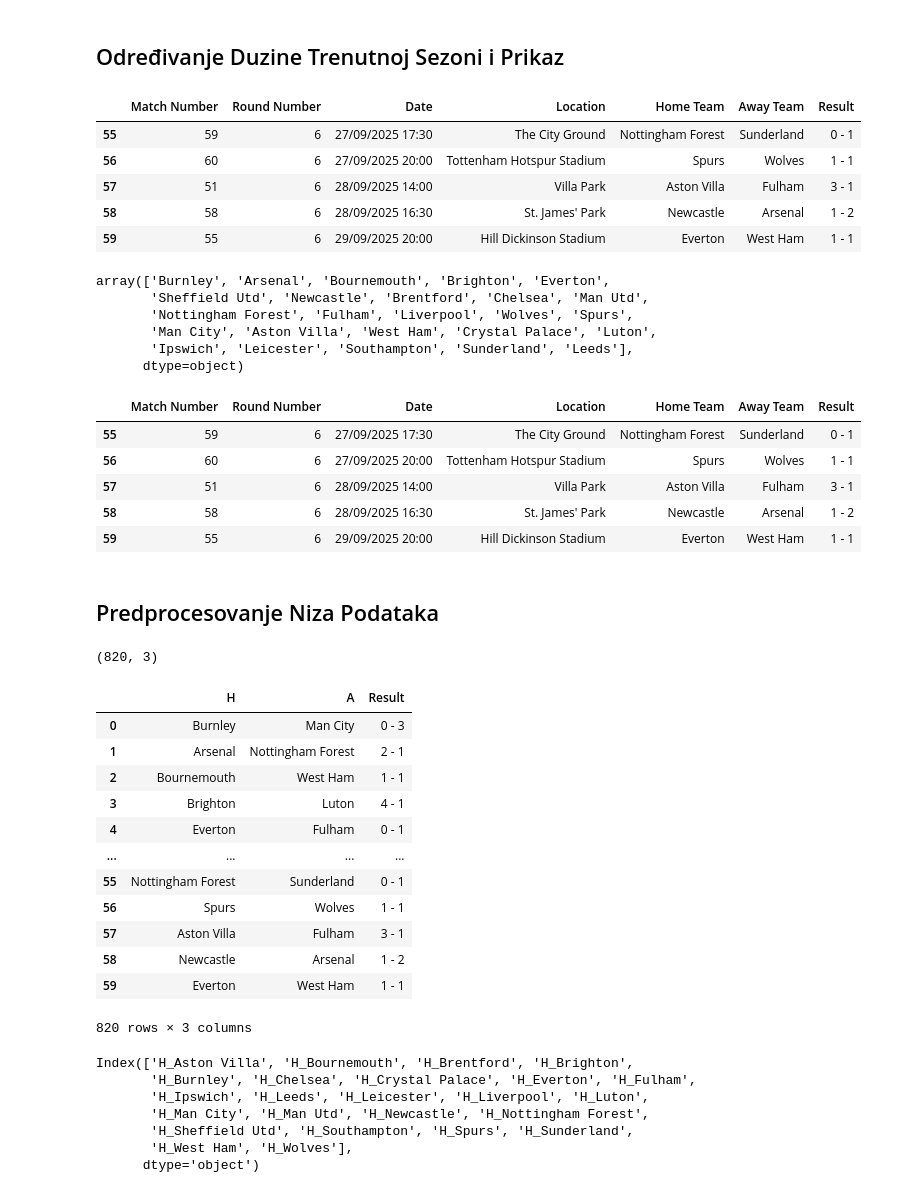
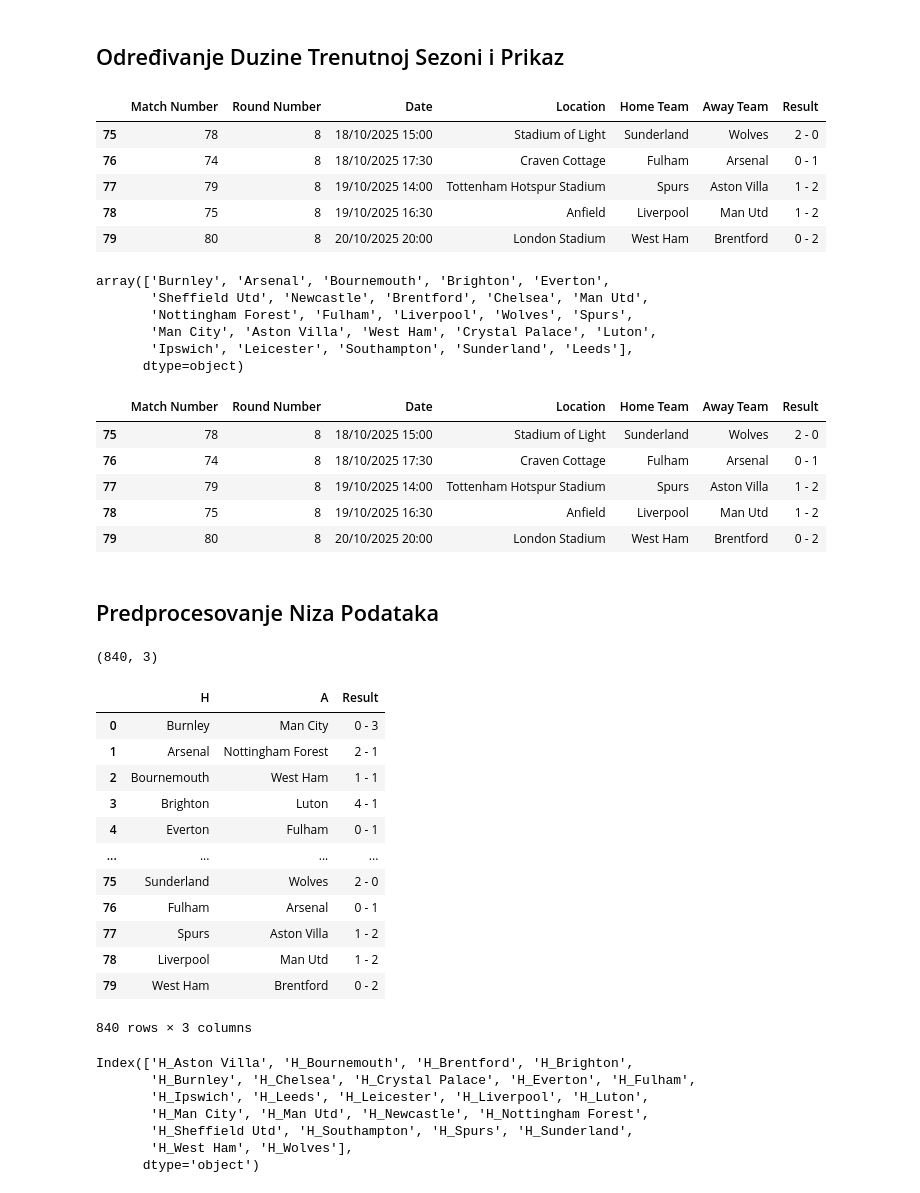
Before and after one commit to AmirBih/predikcija_rezultata_eng, a Jupyter notebook: EPL- float_Predvidjanje_Pobjednika.ipynb, the cells around one changed output. Saved outputs shown, nothing was run; the diff lists cells and outputs as text; code cells hidden in the pictures.

```diff
--- a/EPL- float_Predvidjanje_Pobjednika.ipynb
+++ b/EPL- float_Predvidjanje_Pobjednika.ipynb
@@ -25,15 +25,15 @@ df_24_5["Away Team"] = df_24_5["Away Team"].replace("Nott'm Forest", 'Nottingham
 ## Određivanje Duzine Trenutnoj Sezoni i Prikaz
 # %%
 #odrediti duzinu sezone - OBAVEZNO!!!
-df_25_6 = df_25_6.head(60)
+df_25_6 = df_25_6.head(80)
 df_25_6.tail(5)
 # %% [output]
 |  | Match Number | Round Number | Date | Location | Home Team | Away Team | Result |
-| 55 | 59 | 6 | 27/09/2025 17:30 | The City Ground | Nottingham Forest | Sunderland | 0 - 1 |
-| 56 | 60 | 6 | 27/09/2025 20:00 | Tottenham Hotspur Stadium | Spurs | Wolves | 1 - 1 |
-| 57 | 51 | 6 | 28/09/2025 14:00 | Villa Park | Aston Villa | Fulham | 3 - 1 |
-| 58 | 58 | 6 | 28/09/2025 16:30 | St. James' Park | Newcastle | Arsenal | 1 - 2 |
-| 59 | 55 | 6 | 29/09/2025 20:00 | Hill Dickinson Stadium | Everton | West Ham | 1 - 1 |
+| 75 | 78 | 8 | 18/10/2025 15:00 | Stadium of Light | Sunderland | Wolves | 2 - 0 |
+| 76 | 74 | 8 | 18/10/2025 17:30 | Craven Cottage | Fulham | Arsenal | 0 - 1 |
+| 77 | 79 | 8 | 19/10/2025 14:00 | Tottenham Hotspur Stadium | Spurs | Aston Villa | 1 - 2 |
+| 78 | 75 | 8 | 19/10/2025 16:30 | Anfield | Liverpool | Man Utd | 1 - 2 |
+| 79 | 80 | 8 | 20/10/2025 20:00 | London Stadium | West Ham | Brentford | 0 - 2 |
 # %%
 #sjedinjavanje ta tri df niza podataka - po osi jedan - odnosno uzduž
 df_BL = pd.concat([df_23_4, df_24_5, df_25_6], axis=0)
@@ -52,11 +52,11 @@ array(['Burnley', 'Arsenal', 'Bournemouth', 'Brighton', 'Everton',
 df_BL.tail()
 # %% [output]
 |  | Match Number | Round Number | Date | Location | Home Team | Away Team | Result |
-| 55 | 59 | 6 | 27/09/2025 17:30 | The City Ground | Nottingham Forest | Sunderland | 0 - 1 |
-| 56 | 60 | 6 | 27/09/2025 20:00 | Tottenham Hotspur Stadium | Spurs | Wolves | 1 - 1 |
-| 57 | 51 | 6 | 28/09/2025 14:00 | Villa Park | Aston Villa | Fulham | 3 - 1 |
-| 58 | 58 | 6 | 28/09/2025 16:30 | St. James' Park | Newcastle | Arsenal | 1 - 2 |
-| 59 | 55 | 6 | 29/09/2025 20:00 | Hill Dickinson Stadium | Everton | West Ham | 1 - 1 |
+| 75 | 78 | 8 | 18/10/2025 15:00 | Stadium of Light | Sunderland | Wolves | 2 - 0 |
+| 76 | 74 | 8 | 18/10/2025 17:30 | Craven Cottage | Fulham | Arsenal | 0 - 1 |
+| 77 | 79 | 8 | 19/10/2025 14:00 | Tottenham Hotspur Stadium | Spurs | Aston Villa | 1 - 2 |
+| 78 | 75 | 8 | 19/10/2025 16:30 | Anfield | Liverpool | Man Utd | 1 - 2 |
+| 79 | 80 | 8 | 20/10/2025 20:00 | London Stadium | West Ham | Brentford | 0 - 2 |
 # %% [markdown]
 ## Predprocesovanje Niza Podataka
 # %%
@@ -64,7 +64,7 @@ df_BL.tail()
 df_BL = df_BL.drop(["Match Number","Round Number","Date","Location"],axis=1)
 df_BL.shape
 # %% [output]
-(820, 3)
+(840, 3)
 # %%
 df_BL.rename(columns={"Home Team":"H","Away Team":"A"},inplace=True)
 # %%
@@ -78,12 +78,12 @@ df_BL
 | 3 | Brighton | Luton | 4 - 1 |
 | 4 | Everton | Fulham | 0 - 1 |
 | ... | ... | ... | ... |
-| 55 | Nottingham Forest | Sunderland | 0 - 1 |
-| 56 | Spurs | Wolves | 1 - 1 |
-| 57 | Aston Villa | Fulham | 3 - 1 |
-| 58 | Newcastle | Arsenal | 1 - 2 |
-| 59 | Everton | West Ham | 1 - 1 |
+| 75 | Sunderland | Wolves | 2 - 0 |
+| 76 | Fulham | Arsenal | 0 - 1 |
+| 77 | Spurs | Aston Villa | 1 - 2 |
+| 78 | Liverpool | Man Utd | 1 - 2 |
+| 79 | West Ham | Brentford | 0 - 2 |
-820 rows × 3 columns
+840 rows × 3 columns
 # %%
 from sklearn.model_selection import train_test_split
 from sklearn.preprocessing import StandardScaler, LabelEncoder, OneHotEncoder
```
Also changed, not shown: parts of 8 cells of this notebook, 6 other files.
